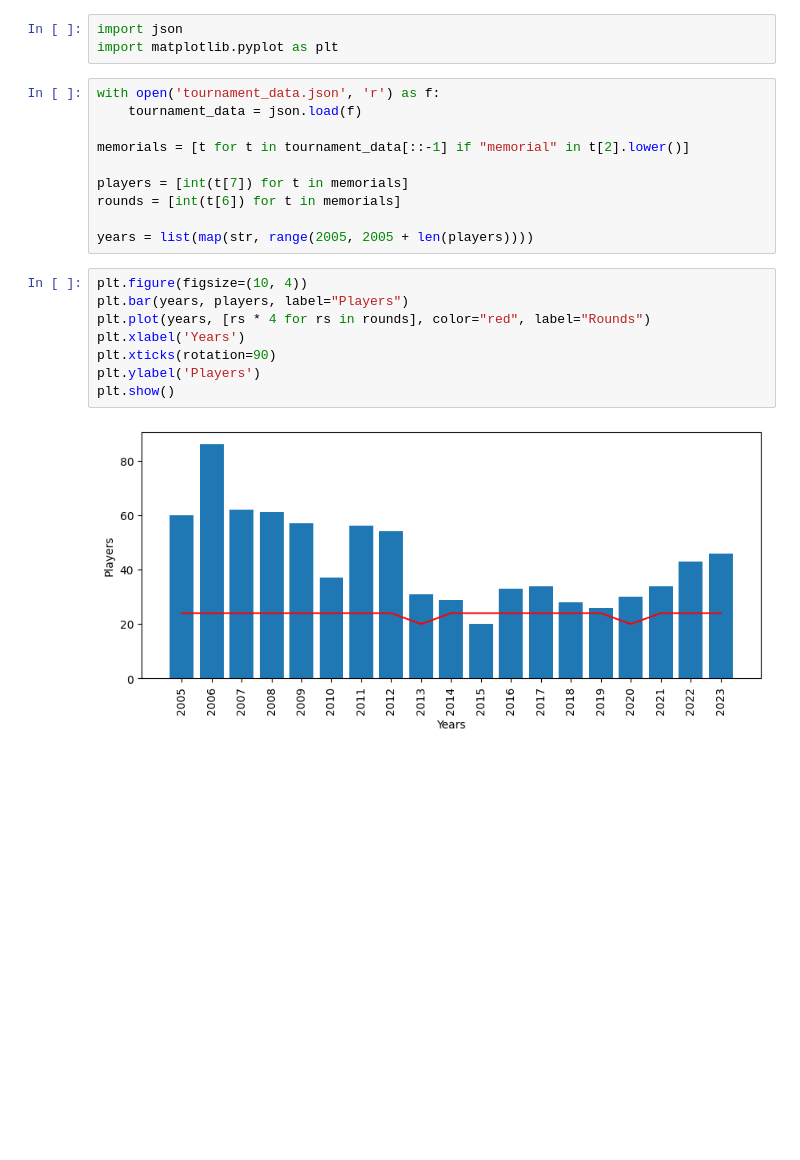
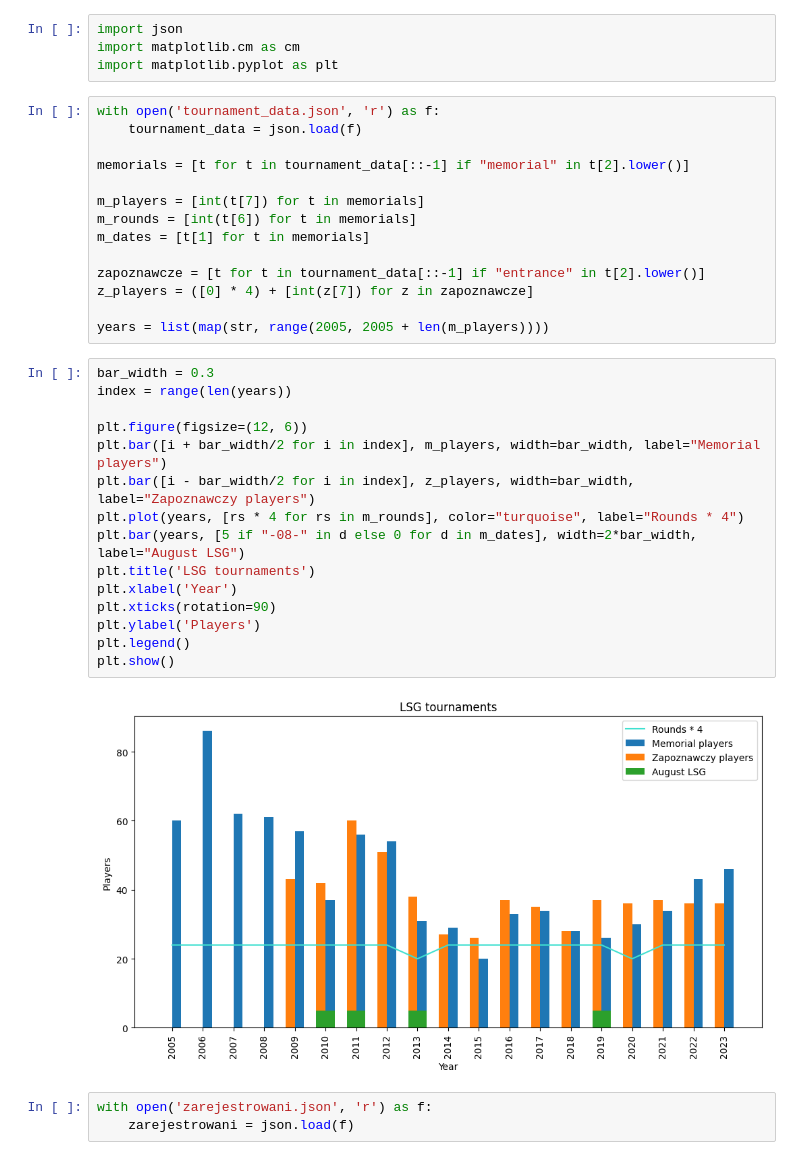
Before and after one commit to tasuki/lsg-analyze, a Jupyter notebook: notebooks/Insights.ipynb, the cells around one changed output. Saved outputs shown, nothing was run; the diff lists cells and outputs as text; blank space fills up the shorter version.

```diff
--- a/notebooks/Insights.ipynb
+++ b/notebooks/Insights.ipynb
@@ -1,5 +1,6 @@
 # %%
 import json
+import matplotlib.cm as cm
 import matplotlib.pyplot as plt
 # %%
 with open('tournament_data.json', 'r') as f:
@@ -7,17 +8,31 @@ with open('tournament_data.json', 'r') as f:
 
 memorials = [t for t in tournament_data[::-1] if "memorial" in t[2].lower()]
 
-players = [int(t[7]) for t in memorials]
-rounds = [int(t[6]) for t in memorials]
+m_players = [int(t[7]) for t in memorials]
+m_rounds = [int(t[6]) for t in memorials]
+m_dates = [t[1] for t in memorials]
 
-years = list(map(str, range(2005, 2005 + len(players))))
+zapoznawcze = [t for t in tournament_data[::-1] if "entrance" in t[2].lower()]
+z_players = ([0] * 4) + [int(z[7]) for z in zapoznawcze]
+
+years = list(map(str, range(2005, 2005 + len(m_players))))
 # %%
-plt.figure(figsize=(10, 4))
-plt.bar(years, players, label="Players")
-plt.plot(years, [rs * 4 for rs in rounds], color="red", label="Rounds")
-plt.xlabel('Years')
+bar_width = 0.3
+index = range(len(years))
+
+plt.figure(figsize=(12, 6))
+plt.bar([i + bar_width/2 for i in index], m_players, width=bar_width, label="Memorial players")
+plt.bar([i - bar_width/2 for i in index], z_players, width=bar_width, label="Zapoznawczy players")
+plt.plot(years, [rs * 4 for rs in m_rounds], color="turquoise", label="Rounds * 4")
+plt.bar(years, [5 if "-08-" in d else 0 for d in m_dates], width=2*bar_width, label="August LSG")
+plt.title('LSG tournaments')
+plt.xlabel('Year')
 plt.xticks(rotation=90)
 plt.ylabel('Players')
+plt.legend()
 plt.show()
 # %% [output]
-[figure, old version]
+[figure, new version]
+# %%
+with open('zarejestrowani.json', 'r') as f:
+    zarejestrowani = json.load(f)
```
Also changed, not shown: parts of 1 cell of this notebook, 2 other files.
